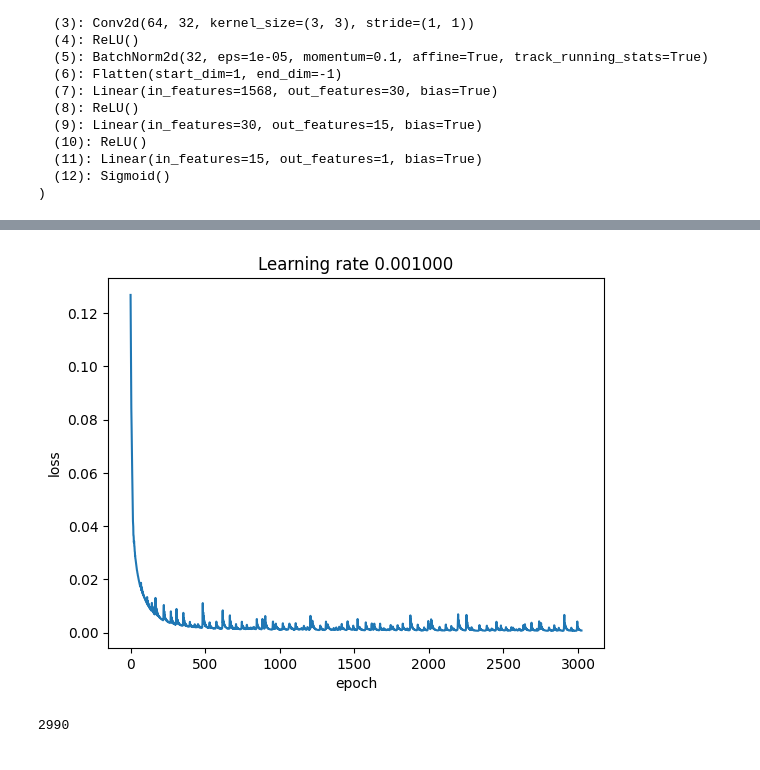
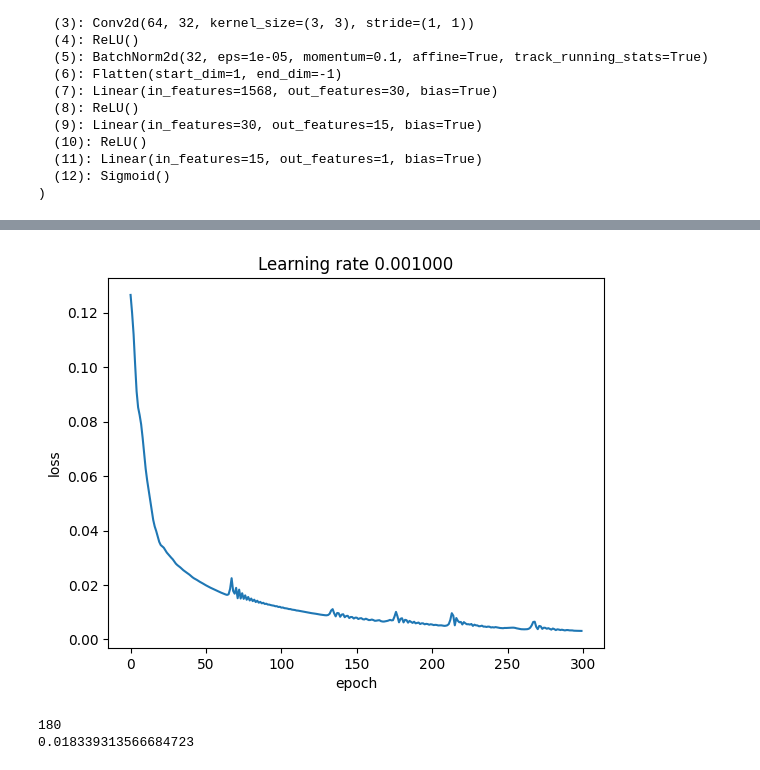
Before and after one commit to Coaster41/ai-simulation-agent, a Jupyter notebook: pytorch_test.ipynb, the cells around one changed output, grey strips where cells are left out. Cells and saved outputs as stored; diff of their text form; code cells hidden in the pictures.

Commit message:
checkpoints fixed

```diff
--- a/pytorch_test.ipynb
+++ b/pytorch_test.ipynb
@@ -96,14 +96,17 @@ losses = []
 import time
 
 start_time = time.time()
-save_interval = 10;
-best_loss = float('inf');
+save_interval = 10
+best_loss = float('inf')
 file_path = 'model_checkpoint.pt'
 
-epochs = 1000
+epochs = 300
 for epoch in range(epochs):
   y_pred = model(X_train)
+  #y_pred = model(X_test)
+
   loss = loss_function(y_pred, y_train)
+  #loss = loss_function(y_pred, y_test)
 
   losses.append(loss.item())
 
@@ -117,11 +120,17 @@ for epoch in range(epochs):
       elapsed_time = time.time() - start_time
       print("Epoch: {}, Elapsed Time: {:.2f} seconds".format(epoch+1, elapsed_time))
 
-  #saves the currect epoch stat
-  if(epoch > 60 and epoch % save_interval == 0 and loss.item() < best_loss):
-    state = {'epoch': epoch,'loss': loss.item()}
-    #'state_dict': model.state_dict(),
-    # 'optimizer': optimizer.state_dict(),
-    torch.save(state,file_path)
-    best_loss = loss.item()
+  #Once we are at an epoch past 300
+  #We will test our model using the testing data.
+  if(epoch > 10 and epoch % save_interval == 0):
+    y_pred_test = model(X_test)
+    test_loss = loss_function(y_pred_test, y_test)
+
+    #Used to get the best loss
+    if(test_loss.item() < best_loss):
+      state = {'epoch': epoch,'loss': test_loss}
+      #'state_dict': model.state_dict(),
+      # 'optimizer': optimizer.state_dict(),
+      torch.save(state,file_path)
+      best_loss = test_loss.item()
 # %% [output]
@@ -145,19 +154,22 @@ Epoch: 991, Elapsed Time: 1127.97 seconds
 # %%
 plt.plot(losses)
 plt.ylabel('loss')
 plt.xlabel('epoch')
 plt.title("Learning rate %f"%(learning_rate))
 plt.show()
 
 checkpoint = torch.load(file_path)
 # model.load_state_dict(checkpoint['state_dict'])
 # optimizer.load_state_dict(checkpoint['optimizer'])
 epoch = checkpoint['epoch']
+best_loss = checkpoint['loss']
 
 print(epoch)
+print(best_loss.item())
 # %% [output]
-[figure, old version]
+[figure, new version]
-2990
+180
+0.018339313566684723
 # %%
 y_pred = model(X_test)
 loss = loss_function(y_pred, y_test)
```
Also changed, not shown: parts of 2 cells of this notebook.
